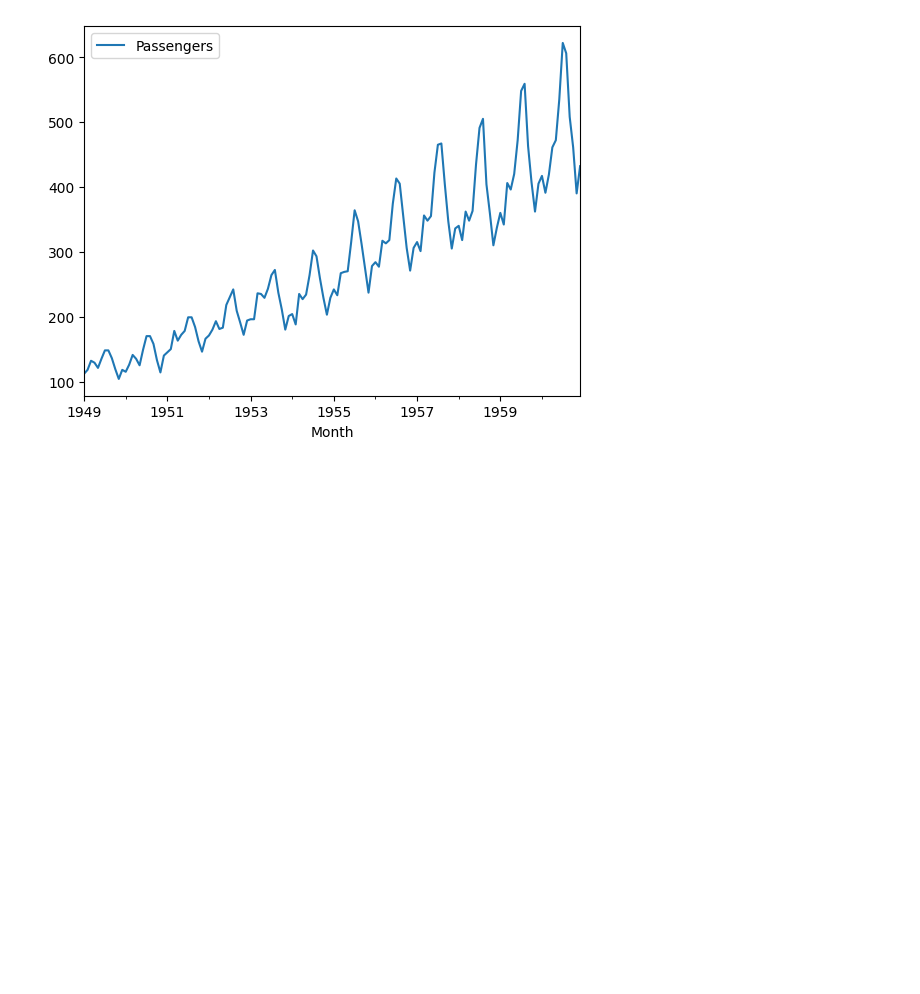
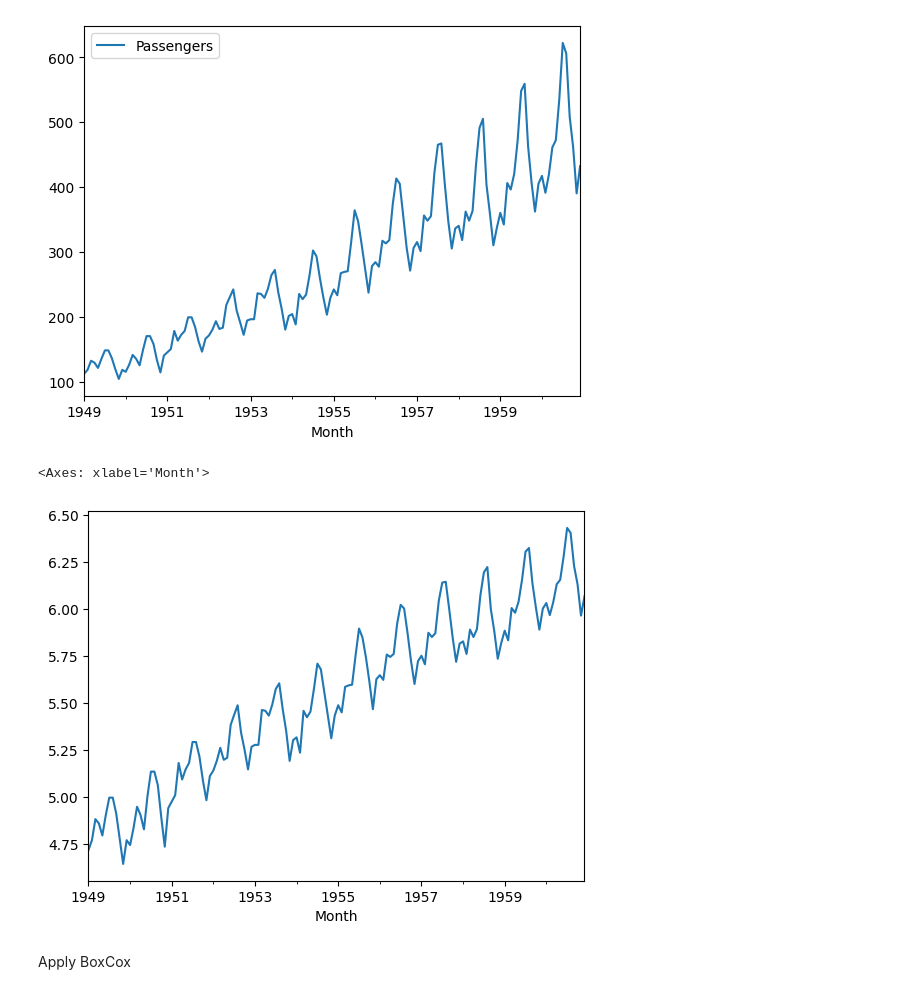
Before and after one commit to babakkeshavarz/time_series, a Jupyter notebook: Box_Cox.ipynb, the cells around one changed output. Saved outputs shown, nothing was run; the diff lists cells and outputs as text; code cells hidden in the pictures; blank space fills up the shorter version.

```diff
--- a/Box_Cox.ipynb
+++ b/Box_Cox.ipynb
@@ -17,3 +17,13 @@ df.plot()
 # %% [output]
 <Axes: xlabel='Month'>
 [figure]
+# %%
+## to control the increasing amplitudes
+df['log_passengers'] = np.log(df['Passengers'])
+df['sqrt_passengers'] = np.sqrt(df['Passengers'])
+df['log_passengers'].plot()
+# %% [output]
+<Axes: xlabel='Month'>
+[figure, added]
+# %% [markdown]
+Apply BoxCox
```
Also changed, not shown: parts of 6 cells of this notebook.
